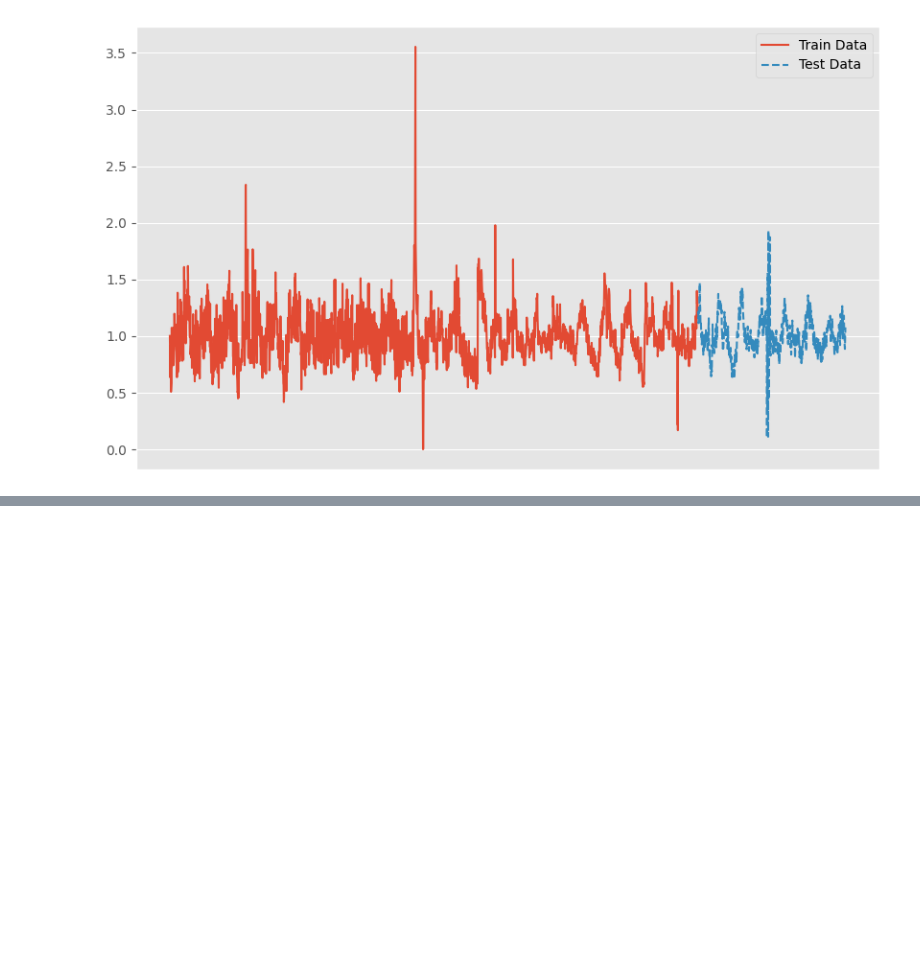
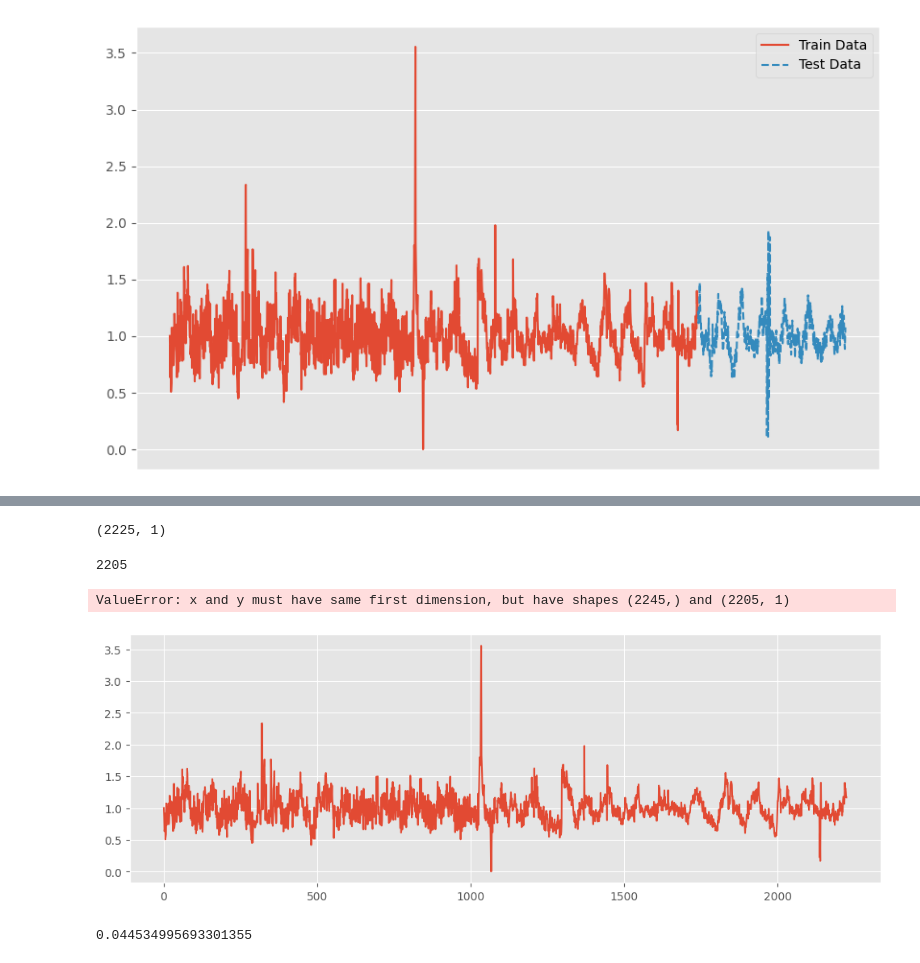
Before and after one commit to Mohammad-Amirifard/Traffic-forecasting, a Jupyter notebook: Notebooks/EDA_traffic.ipynb, the cells around one changed output, grey strips where cells are left out. Drawn from its saved outputs; the diff is of its cells as text; code cells hidden in the pictures; blank space fills up the shorter version.

```diff
--- a/Notebooks/EDA_traffic.ipynb
+++ b/Notebooks/EDA_traffic.ipynb
@@ -713,0 +740,5 @@ plt.show()
+# %%
+#Reshaping
+X_train = np.reshape(X_train, (X_train.shape[0], X_train.shape[1],1))
+y_train = np.reshape(y_train, (y_train.shape[0],1))
+print("X_train :",X_train.shape,"y_train :",y_train.shape)
@@ -713,0 +757,34 @@ plt.show()
+# %%
+# initializing the RNN
+regressor = Sequential()
+
+# adding RNN layers and dropout regularization
+regressor.add(SimpleRNN(units = 50,
+						activation = "tanh",
+						return_sequences = True,
+						input_shape = (X_train.shape[1],1)))
+regressor.add(Dropout(0.2))
+
+regressor.add(SimpleRNN(units = 50,
+						activation = "tanh",
+						return_sequences = True))
+
+regressor.add(SimpleRNN(units = 50,
+						activation = "tanh",
+						return_sequences = True))
+
+regressor.add( SimpleRNN(units = 50))
+
+# adding the output layer
+regressor.add(Dense(units = 1,activation='sigmoid'))
+
+# compiling RNN
+regressor.compile(optimizer = SGD(learning_rate=0.01,
+
+								momentum=0.9,
+								nesterov=True),
+				loss = "mean_squared_error")
+
+# fitting the model
+regressor.fit(X_train, y_train, epochs = 2, batch_size = 2)
+regressor.summary()
@@ -713,0 +809,2 @@ plt.show()
+# %%
+y_pred = regressor.predict(X_train)
@@ -713,0 +823,20 @@ plt.show()
+# %%
+train.shape
+# %% [output]
+(2225, 1)
+# %%
+y_pred.shape[0]
+# %% [output]
+2205
+# %%
+fig, ax = plt.subplots(figsize=(12, 4))
+plt.plot(np.arange(train.shape[0]),train)
+plt.plot(np.arange(train.shape[0]+20),y_pred)
+# %% [output]
+ValueError: x and y must have same first dimension, but have shapes (2245,) and (2205, 1)
+[figure, added]
+# %%
+mse = mse(y_pred,y_train)
+print(mse)
+# %% [output]
+0.044534995693301355
```
Also changed, not shown: parts of 10 cells of this notebook.
